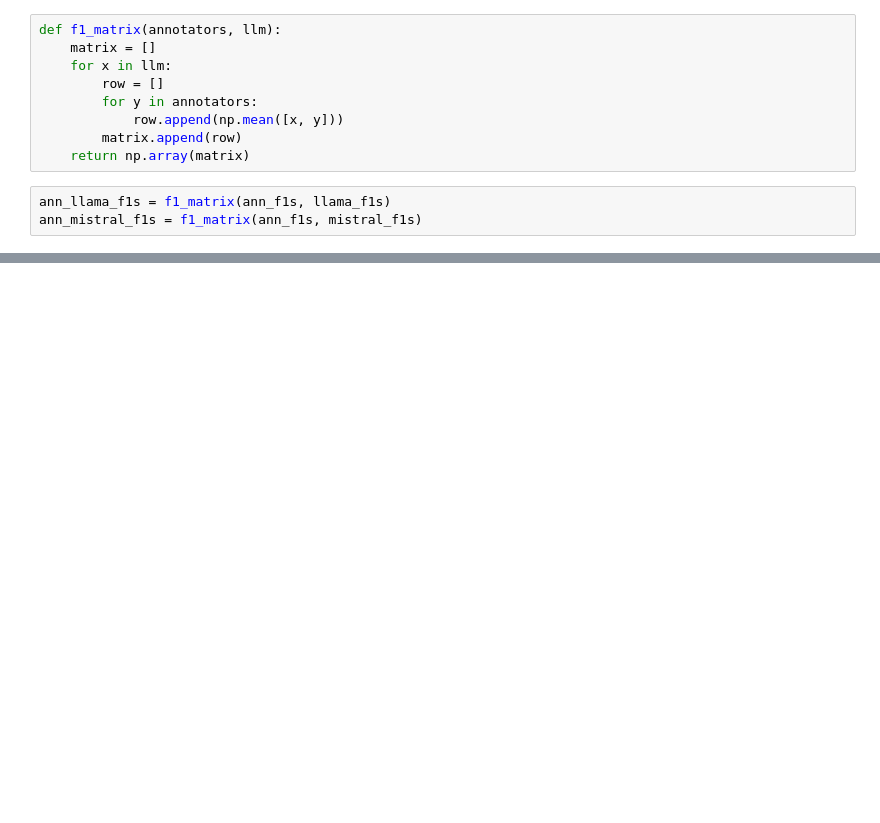
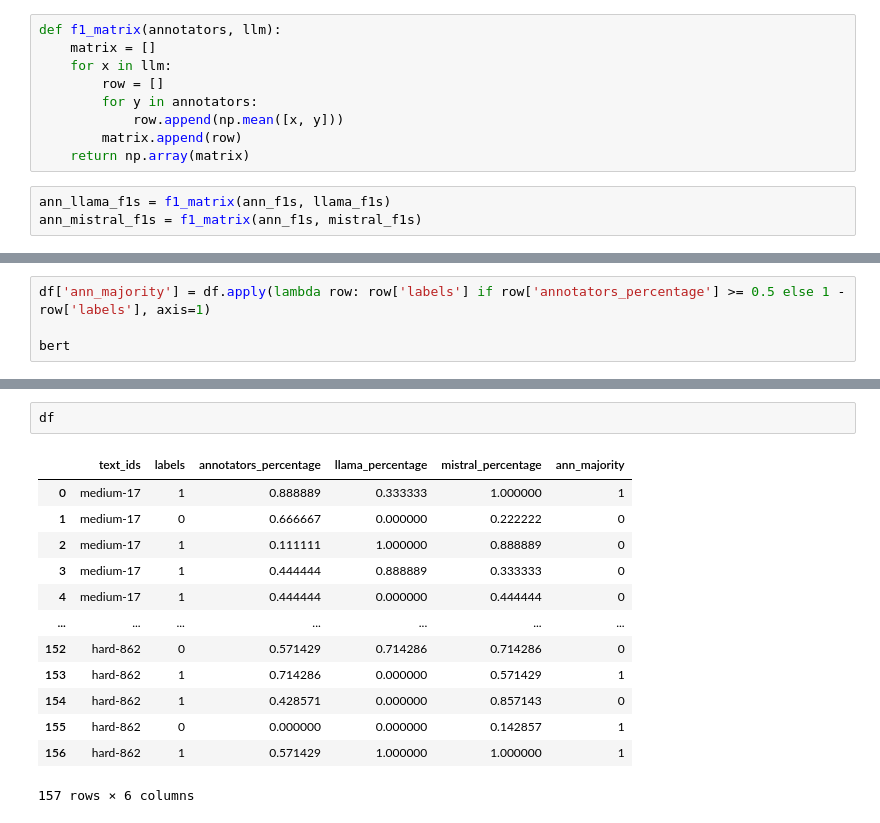
Before and after one commit to bnikolic2/Author-Style-Detection, a Jupyter notebook: SCS-graphs/visualization.ipynb, the cells around one changed output, grey strips where cells are left out. Cells and saved outputs as stored; diff of their text form; blank space fills up the shorter version.

```diff
--- a/SCS-graphs/visualization.ipynb
+++ b/SCS-graphs/visualization.ipynb
@@ -139,0 +223,4 @@ plot_matrix(ann_mistral_matrix, ann_mistral_f1s, 'Mistral')
+# %%
+df['ann_majority'] = df.apply(lambda row: row['labels'] if row['annotators_percentage'] >= 0.5 else 1 - row['labels'], axis=1)
+
+bert
@@ -139,0 +258,16 @@ plot_matrix(ann_mistral_matrix, ann_mistral_f1s, 'Mistral')
+# %%
+df
+# %% [output]
+|  | text_ids | labels | annotators_percentage | llama_percentage | mistral_percentage | ann_majority |
+| 0 | medium-17 | 1 | 0.888889 | 0.333333 | 1.000000 | 1 |
+| 1 | medium-17 | 0 | 0.666667 | 0.000000 | 0.222222 | 0 |
+| 2 | medium-17 | 1 | 0.111111 | 1.000000 | 0.888889 | 0 |
+| 3 | medium-17 | 1 | 0.444444 | 0.888889 | 0.333333 | 0 |
+| 4 | medium-17 | 1 | 0.444444 | 0.000000 | 0.444444 | 0 |
+| ... | ... | ... | ... | ... | ... | ... |
+| 152 | hard-862 | 0 | 0.571429 | 0.714286 | 0.714286 | 0 |
+| 153 | hard-862 | 1 | 0.714286 | 0.000000 | 0.571429 | 1 |
+| 154 | hard-862 | 1 | 0.428571 | 0.000000 | 0.857143 | 0 |
+| 155 | hard-862 | 0 | 0.000000 | 0.000000 | 0.142857 | 1 |
+| 156 | hard-862 | 1 | 0.571429 | 1.000000 | 1.000000 | 1 |
+157 rows × 6 columns
```
Also changed, not shown: parts of 17 cells of this notebook.
